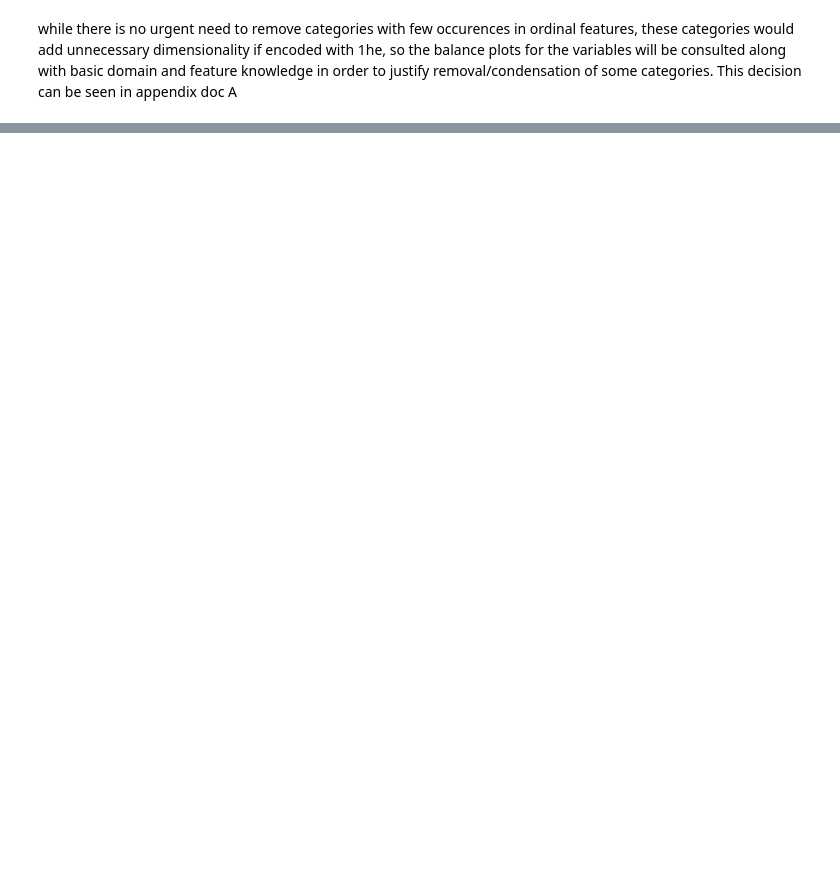
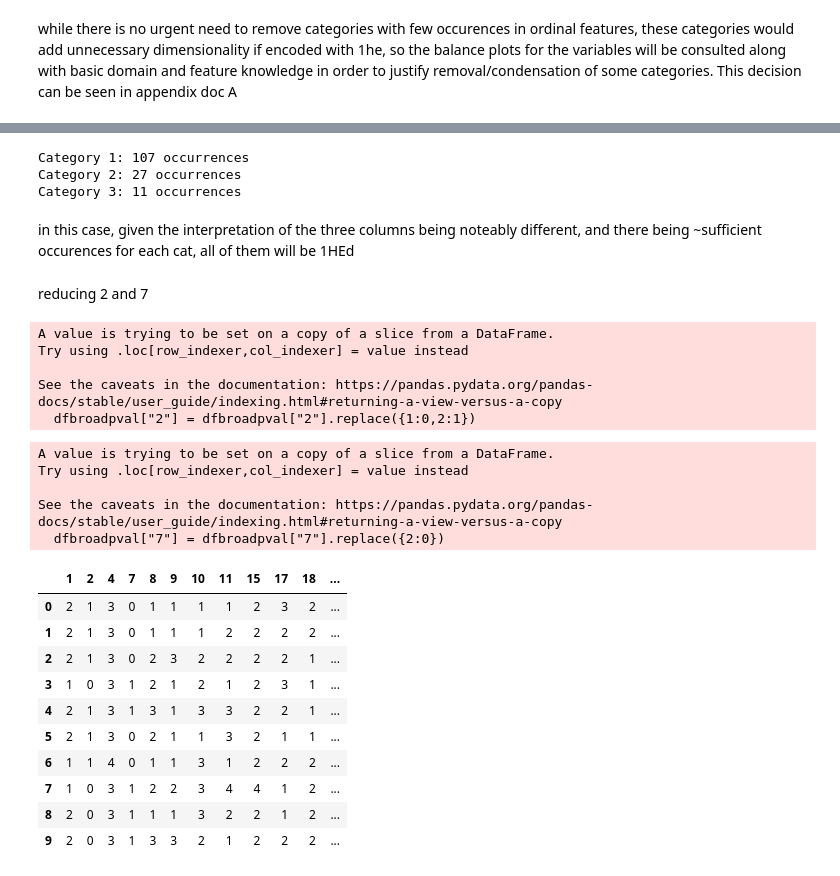
Before and after one commit to milooranm/TraditionalvsCausalAnalytics, a Jupyter notebook: Students.ipynb, the cells around one changed output, grey strips where cells are left out. Drawn from its saved outputs; the diff is of its cells as text; code cells hidden in the pictures; blank space fills up the shorter version.

```diff
--- a/Students.ipynb
+++ b/Students.ipynb
@@ -470,0 +559,3 @@ In cases where there are not enough occurences of a given category within a feat
+# %%
+dfbroadpval["15"] = dfbroadpval["15"].replace({5:1})
+get_counts("15")
@@ -470,0 +572,42 @@ In cases where there are not enough occurences of a given category within a feat
+# %%
+get_counts("23")
+# %% [output]
+Category 1: 107 occurrences
+Category 2: 27 occurrences
+Category 3: 11 occurrences
+# %% [markdown]
+in this case, given the interpretation of the three columns being noteably different, and there being ~sufficient occurences for each cat, all of them will be 1HEd
+# %% [markdown]
+reducing 2 and 7
+# %%
+dfbroadpval["2"] = dfbroadpval["2"].replace({1:0,2:1})
+# now interpretable as Male (1) or not male/female (0)
+# %% [output]
+A value is trying to be set on a copy of a slice from a DataFrame.
+Try using .loc[row_indexer,col_indexer] = value instead
+
+See the caveats in the documentation: https://pandas.pydata.org/pandas-docs/stable/user_guide/indexing.html#returning-a-view-versus-a-copy
+  dfbroadpval["2"] = dfbroadpval["2"].replace({1:0,2:1})
+# %%
+dfbroadpval["7"] = dfbroadpval["7"].replace({2:0})
+# now interpretable as has a partner yes(1) or no(0)
+# %% [output]
+A value is trying to be set on a copy of a slice from a DataFrame.
+Try using .loc[row_indexer,col_indexer] = value instead
+
+See the caveats in the documentation: https://pandas.pydata.org/pandas-docs/stable/user_guide/indexing.html#returning-a-view-versus-a-copy
+  dfbroadpval["7"] = dfbroadpval["7"].replace({2:0})
+# %%
+dfbroadpval.head(10)
+# %% [output]
+|  | 1 | 2 | 4 | 7 | 8 | 9 | 10 | 11 | 15 | 17 | 18 | ... |
+| 0 | 2 | 1 | 3 | 0 | 1 | 1 | 1 | 1 | 2 | 3 | 2 | ... |
+| 1 | 2 | 1 | 3 | 0 | 1 | 1 | 1 | 2 | 2 | 2 | 2 | ... |
+| 2 | 2 | 1 | 3 | 0 | 2 | 3 | 2 | 2 | 2 | 2 | 1 | ... |
+| 3 | 1 | 0 | 3 | 1 | 2 | 1 | 2 | 1 | 2 | 3 | 1 | ... |
+| 4 | 2 | 1 | 3 | 1 | 3 | 1 | 3 | 3 | 2 | 2 | 1 | ... |
+| 5 | 2 | 1 | 3 | 0 | 2 | 1 | 1 | 3 | 2 | 1 | 1 | ... |
+| 6 | 1 | 1 | 4 | 0 | 1 | 1 | 3 | 1 | 2 | 2 | 2 | ... |
+| 7 | 1 | 0 | 3 | 1 | 2 | 2 | 3 | 4 | 4 | 1 | 2 | ... |
+| 8 | 2 | 0 | 3 | 1 | 1 | 1 | 3 | 2 | 2 | 1 | 2 | ... |
+| 9 | 2 | 0 | 3 | 1 | 3 | 3 | 2 | 1 | 2 | 2 | 2 | ... |
```
Also changed, not shown: parts of 36 cells of this notebook, 1 other file.
